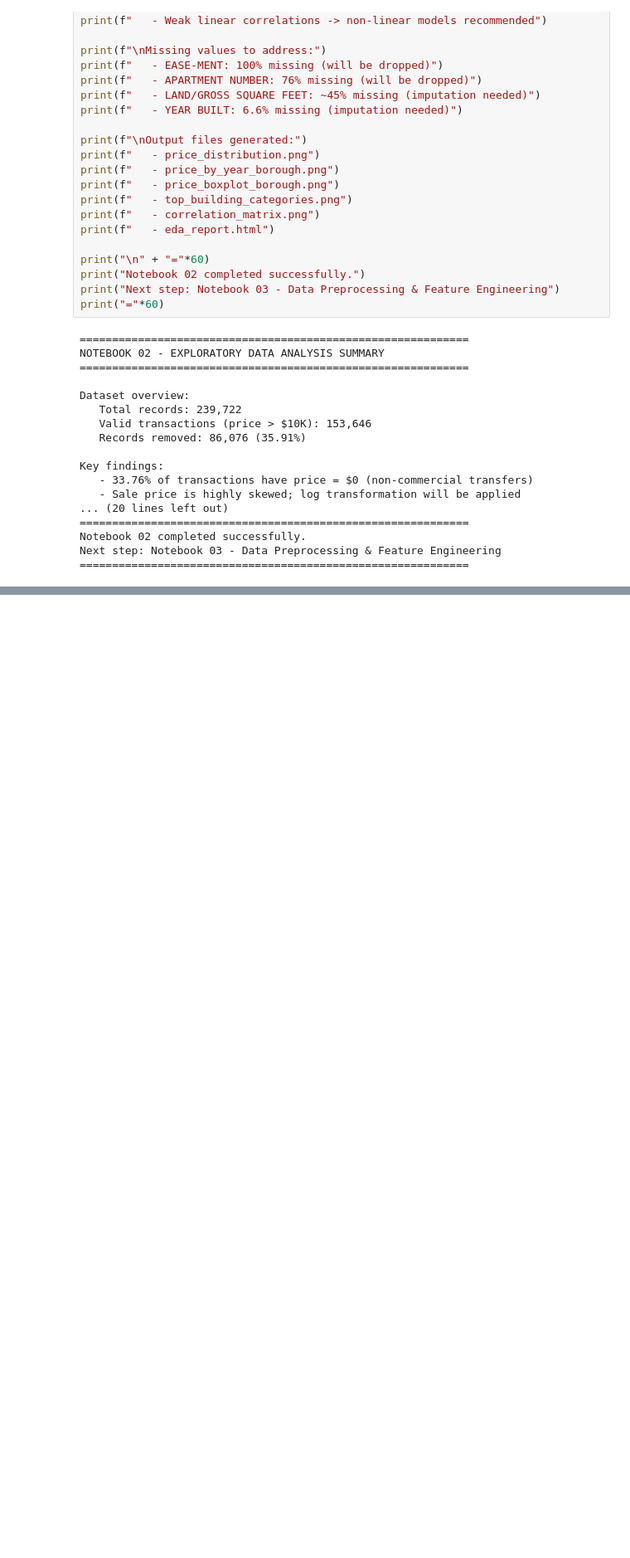
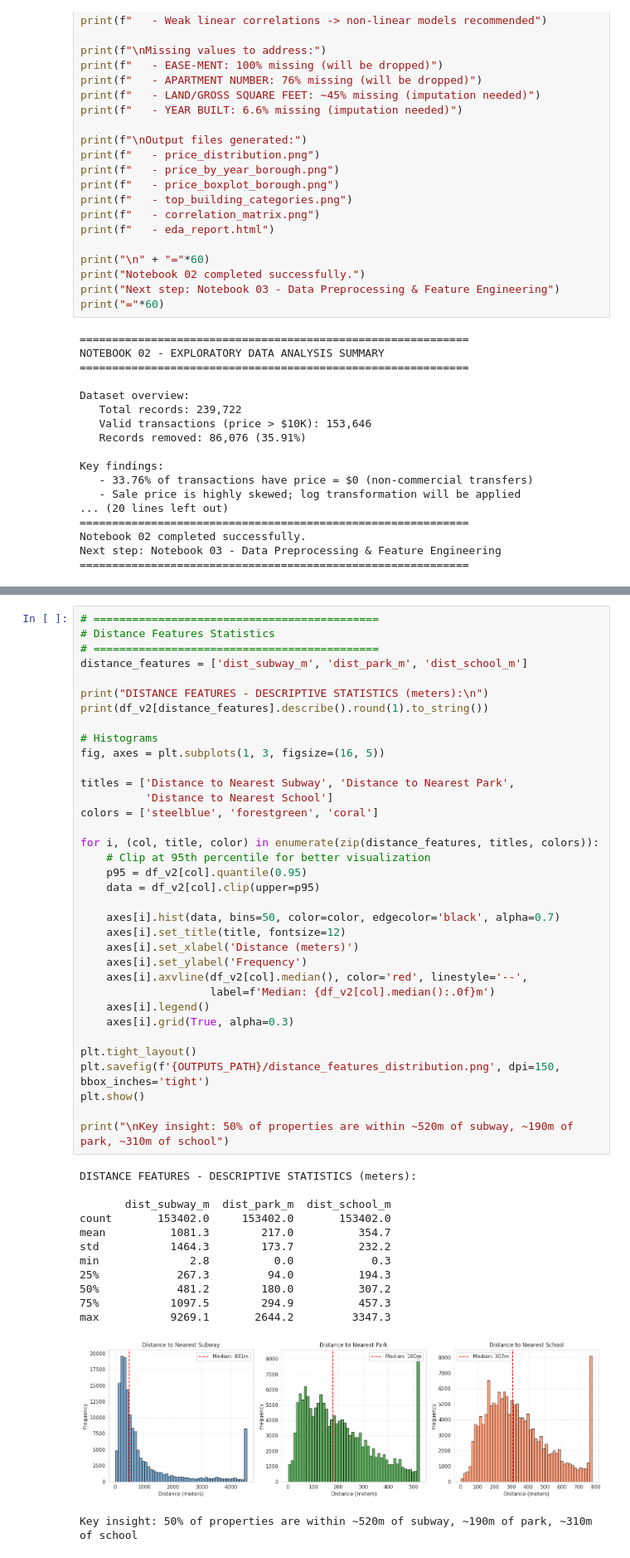
Before and after one commit to alexandrumoldovan1/housing-prices-ml, a Jupyter notebook: notebooks/02_eda.ipynb, the cells around one changed output, grey strips where cells are left out. Shown at 83% size. Cells and saved outputs as stored; diff of their text form; blank space fills up the shorter version.

```diff
--- a/notebooks/02_eda.ipynb
+++ b/notebooks/02_eda.ipynb
@@ -405,0 +496,49 @@ Next step: Notebook 03 - Data Preprocessing & Feature Engineering
+# %%
+# ============================================
+# Distance Features Statistics
+# ============================================
+distance_features = ['dist_subway_m', 'dist_park_m', 'dist_school_m']
+
+print("DISTANCE FEATURES - DESCRIPTIVE STATISTICS (meters):\n")
+print(df_v2[distance_features].describe().round(1).to_string())
+
+# Histograms
+fig, axes = plt.subplots(1, 3, figsize=(16, 5))
+
+titles = ['Distance to Nearest Subway', 'Distance to Nearest Park',
+          'Distance to Nearest School']
+colors = ['steelblue', 'forestgreen', 'coral']
+
+for i, (col, title, color) in enumerate(zip(distance_features, titles, colors)):
+    # Clip at 95th percentile for better visualization
+    p95 = df_v2[col].quantile(0.95)
+    data = df_v2[col].clip(upper=p95)
+
+    axes[i].hist(data, bins=50, color=color, edgecolor='black', alpha=0.7)
+    axes[i].set_title(title, fontsize=12)
+    axes[i].set_xlabel('Distance (meters)')
+    axes[i].set_ylabel('Frequency')
+    axes[i].axvline(df_v2[col].median(), color='red', linestyle='--',
+                    label=f'Median: {df_v2[col].median():.0f}m')
+    axes[i].legend()
+    axes[i].grid(True, alpha=0.3)
+
+plt.tight_layout()
+plt.savefig(f'{OUTPUTS_PATH}/distance_features_distribution.png', dpi=150, bbox_inches='tight')
+plt.show()
+
+print("\nKey insight: 50% of properties are within ~520m of subway, ~190m of park, ~310m of school")
+# %% [output]
+DISTANCE FEATURES - DESCRIPTIVE STATISTICS (meters):
+
+       dist_subway_m  dist_park_m  dist_school_m
+count       153402.0     153402.0       153402.0
+mean          1081.3        217.0          354.7
+std           1464.3        173.7          232.2
+min              2.8          0.0            0.3
+25%            267.3         94.0          194.3
+50%            481.2        180.0          307.2
+75%           1097.5        294.9          457.3
+max           9269.1       2644.2         3347.3
+[figure, added]
+Key insight: 50% of properties are within ~520m of subway, ~190m of park, ~310m of school
```
Also changed, not shown: parts of 6 cells of this notebook.
